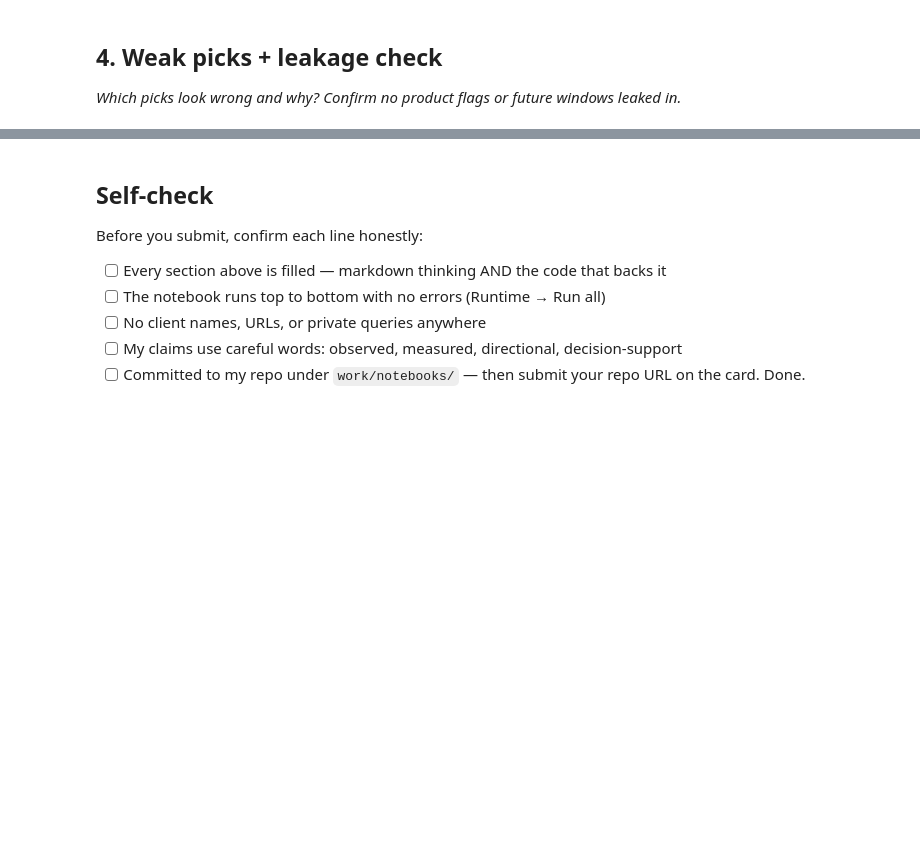
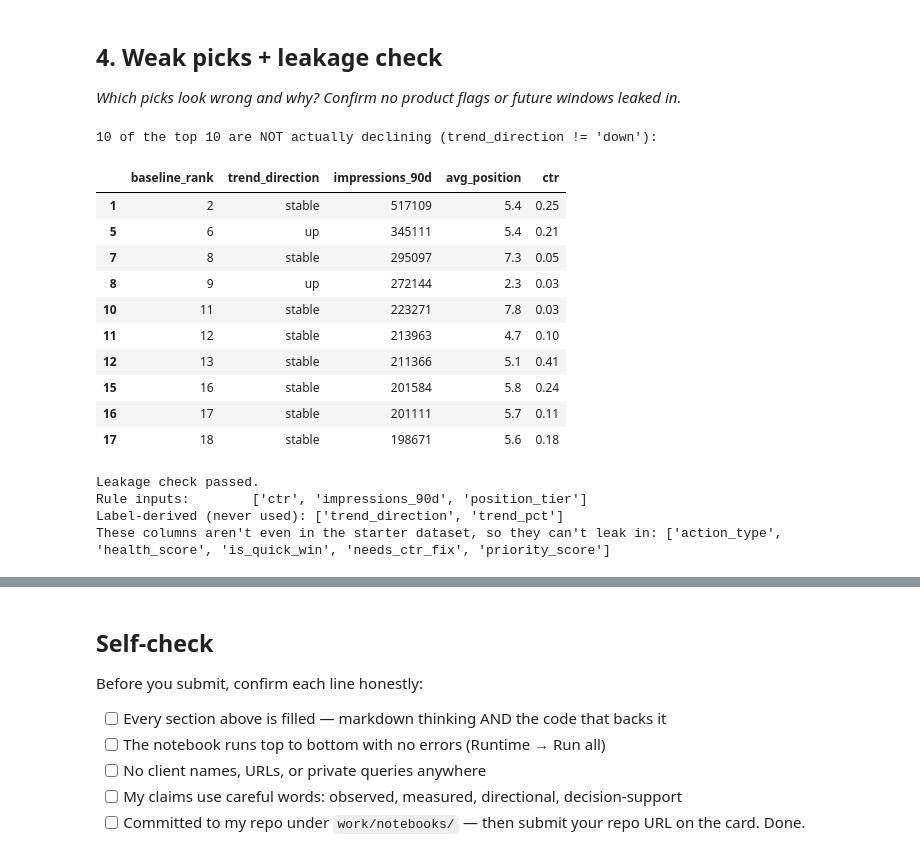
Before and after one commit to LaibaSabir1/flyrank-ml-internship-laiba_sabir, a Jupyter notebook: work/notebooks/w04_baseline_score.ipynb, the cells around one changed output, grey strips where cells are left out. Saved outputs shown, nothing was run; the diff lists cells and outputs as text; code cells hidden in the pictures; blank space fills up the shorter version.

```diff
--- a/work/notebooks/w04_baseline_score.ipynb
+++ b/work/notebooks/w04_baseline_score.ipynb
@@ -22,3 +290,39 @@ This skeleton is yours to fill. Work the sections **in order** — each one has
 ## 4. Weak picks + leakage check
 
 *Which picks look wrong and why? Confirm no product flags or future windows leaked in.*
+# %%
+weak_top20 = top20[top20["trend_direction"] != "down"]
+print(f"{len(weak_top20)} of the top 10 are NOT actually declining (trend_direction != 'down'):\n")
+weak_top20[["baseline_rank", "trend_direction", "impressions_90d", "avg_position", "ctr"]]
+# %% [output]
+10 of the top 10 are NOT actually declining (trend_direction != 'down'):
+|  | baseline_rank | trend_direction | impressions_90d | avg_position | ctr |
+| 1 | 2 | stable | 517109 | 5.4 | 0.25 |
+| 5 | 6 | up | 345111 | 5.4 | 0.21 |
+| 7 | 8 | stable | 295097 | 7.3 | 0.05 |
+| 8 | 9 | up | 272144 | 2.3 | 0.03 |
+| 10 | 11 | stable | 223271 | 7.8 | 0.03 |
+| 11 | 12 | stable | 213963 | 4.7 | 0.10 |
+| 12 | 13 | stable | 211366 | 5.1 | 0.41 |
+| 15 | 16 | stable | 201584 | 5.8 | 0.24 |
+| 16 | 17 | stable | 201111 | 5.7 | 0.11 |
+| 17 | 18 | stable | 198671 | 5.6 | 0.18 |
+# %%
+# Leakage check — the rule must only use pre-decision, observable signals.
+inputs_used = {"position_tier", "impressions_90d", "ctr"}
+label_derived = {"trend_direction", "trend_pct"}
+product_flags_not_in_dataset = {"health_score", "needs_ctr_fix", "is_quick_win", "priority_score", "action_type"}
+
+assert inputs_used.isdisjoint(label_derived), "Leakage: a label-derived column is driving the score"
+assert inputs_used.isdisjoint(product_flags_not_in_dataset), "Leakage: a product decision flag is driving the score"
+
+print("Leakage check passed.")
+print(f"Rule inputs:        {sorted(inputs_used)}")
+print(f"Label-derived (never used): {sorted(label_derived)}")
+print("These columns aren't even in the starter dataset, so they can't leak in: "
+      f"{sorted(product_flags_not_in_dataset)}")
+# %% [output]
+Leakage check passed.
+Rule inputs:        ['ctr', 'impressions_90d', 'position_tier']
+Label-derived (never used): ['trend_direction', 'trend_pct']
+These columns aren't even in the starter dataset, so they can't leak in: ['action_type', 'health_score', 'is_quick_win', 'needs_ctr_fix', 'priority_score']
```
Also changed, not shown: parts of 14 cells of this notebook.
